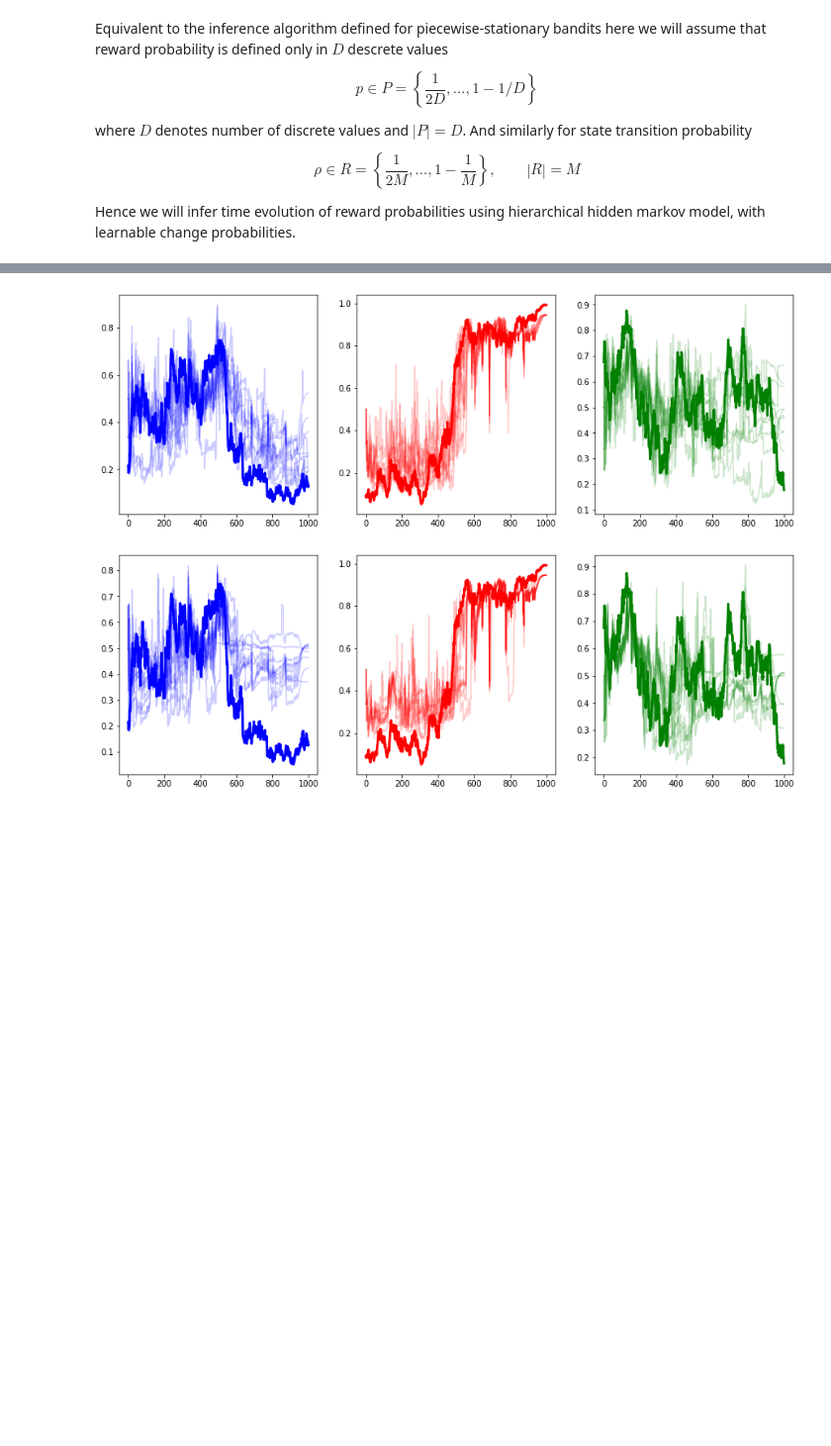
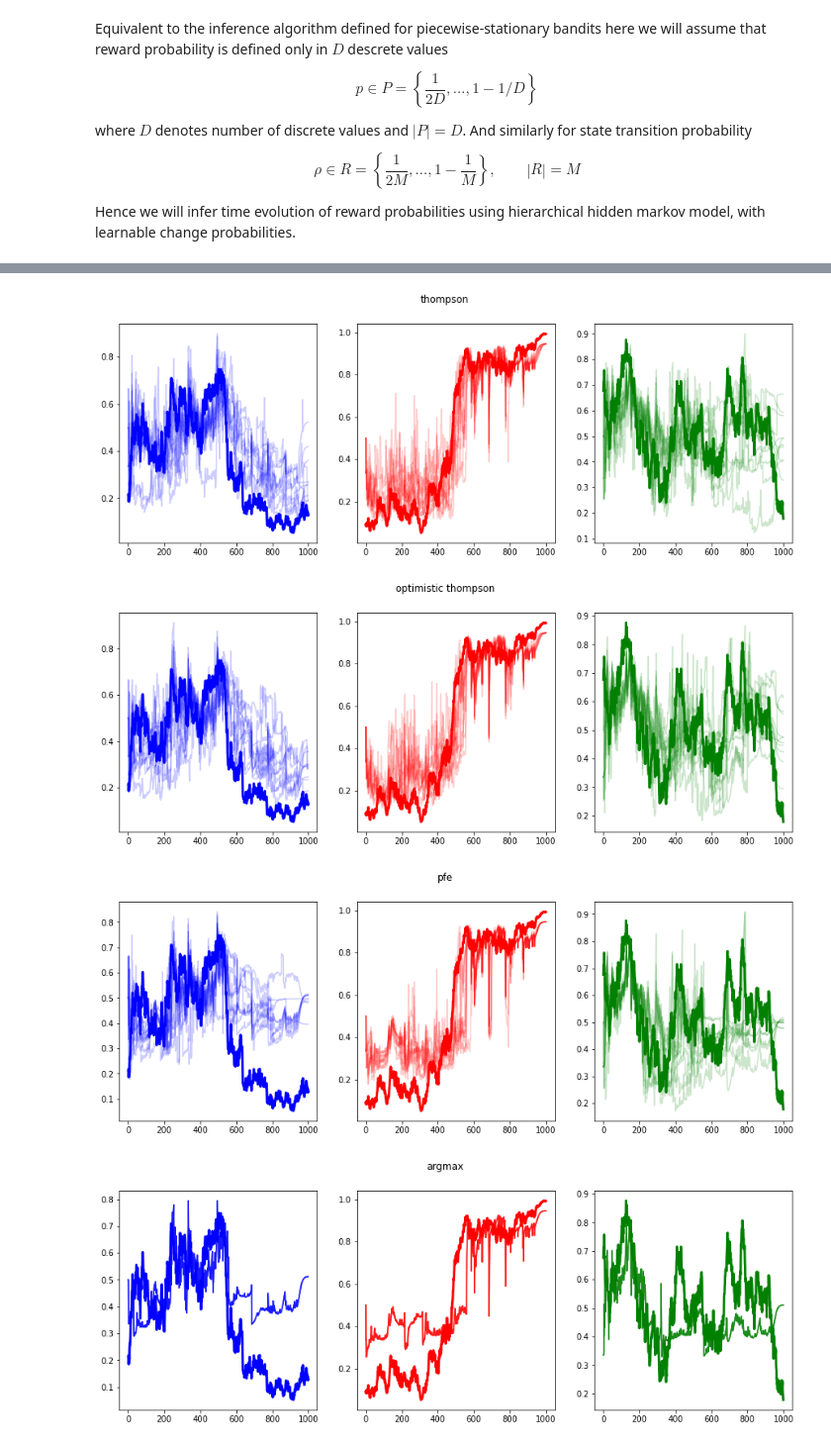
Before and after one commit to dimarkov/aibandits, a Jupyter notebook: restless_bandits_comparison.ipynb, the cells around one changed output, grey strips where cells are left out. Shown at 99% size. Cells and saved outputs as stored; diff of their text form; code cells hidden in the pictures; blank space fills up the shorter version.

```diff
--- a/restless_bandits_comparison.ipynb
+++ b/restless_bandits_comparison.ipynb
@@ -181,8 +367,22 @@ def simulator(process, learning, action_selection, N=100, T=1000):
 # %%
 N = 10
 T = 1000
-sequence1 = simulator(process, learning, thompson_selection, N=N, T=T)
 
-sequence2 = simulator(process, learning, efe_selection, N=N, T=T)
+sequence_parametric = []
+labels_parametric = []
 
-sequence3 = simulator(process, learning, optimistic_selection, N=N, T=T)
+sequence_parametric.append(simulator(process, learning, parametric_thompson, N=N, T=T))
+labels_parametric.append('parametric thompson')
+gc.collect()
+
+sequence_parametric.append(simulator(process, learning, parametric_optimistic, N=N, T=T))
+labels_parametric.append('parametric optimistic thompson')
+gc.collect()
+
+sequence_parametric.append(simulator(process, learning, parametric_pfe, N=N, T=T))
+labels_parametric.append('parametric pfe')
+gc.collect()
+
+sequence_parametric.append(simulator(process, learning, parametric_argmax, N=N, T=T))
+labels_parametric.append('parametric argmax')
+gc.collect()
@@ -189,25 +392,35 @@ sequence3 = simulator(process, learning, optimistic_selection, N=N, T=T)
 # %%
-fig, axes = plt.subplots(1, 3, figsize=(15, 5))
+# plot beliefs which were inferred using discretized hidden states
+for i,s in enumerate(sequence_states):
+    fig, axes = plt.subplots(1, 3, figsize=(15, 5))
 
-post = sequence1['beliefs']
-post_probs = np.einsum('tnk,lko->tnlo', post.sum(-2).sum(-2), po_ks)
-true_probs = sequence1['probs']
+    post = s['beliefs']
+    post_probs = np.einsum('tnk,lko->tnlo', post.sum(-2).sum(-2), po_ks)
+    true_probs = s['probs']
 
-colours = ['b', 'r', 'g']
-for k in range(K):
-    axes[k].plot(post_probs[..., k, k], c=colours[k], alpha=.2)
-    axes[k].plot(true_probs[:, k], c=colours[k], lw=3)
+    colours = ['b', 'r', 'g']
+    for k in range(K):
+        axes[k].plot(post_probs[..., k, k], c=colours[k], alpha=.2)
+        axes[k].plot(true_probs[:, k], c=colours[k], lw=3)
+    fig.suptitle(labels_states[i])
+    plt.show()
 
-fig, axes = plt.subplots(1, 3, figsize=(15, 5))
+# plot beliefs which were inferred using parametric learning
+for i,s in enumerate(sequence_parametric):
+    fig, axes = plt.subplots(1, 3, figsize=(15, 5))
 
-post = sequence2['beliefs']
-post_probs = np.einsum('tnk,lko->tnlo', post.sum(-2).sum(-2), po_ks)
-true_probs = sequence1['probs']
+    post = s['beliefs']
+    post_probs = post[0]
+    true_probs = s['probs']
 
-colours = ['b', 'r', 'g']
-for k in range(K):
-    axes[k].plot(post_probs[..., k, k], c=colours[k], alpha=.2)
-    axes[k].plot(true_probs[:, k], c=colours[k], lw=3)
+    colours = ['b', 'r', 'g']
+    for k in range(K):
+        axes[k].plot(post_probs[..., 1, k], c=colours[k], alpha=.2)
+        axes[k].plot(true_probs[:, k], c=colours[k], lw=3)
+    fig.suptitle(labels_parametric[i])
+    plt.show()
 # %% [output]
-[figure, old version]
+[figure, new version]
-[figure, old version]
+[figure, new version]
+[figure, added]
+[figure, added]
```
Also changed, not shown: parts of 8 cells of this notebook.
